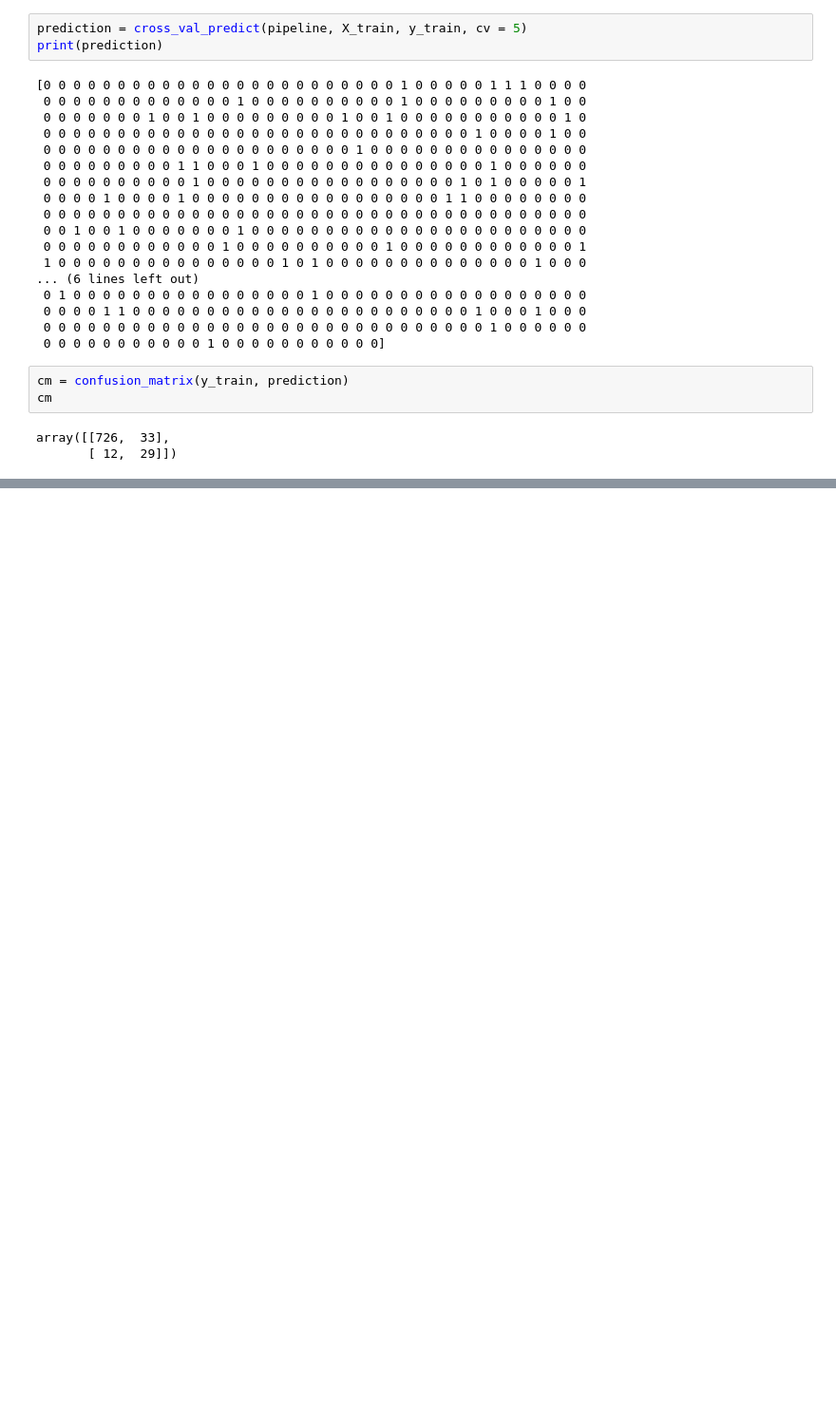
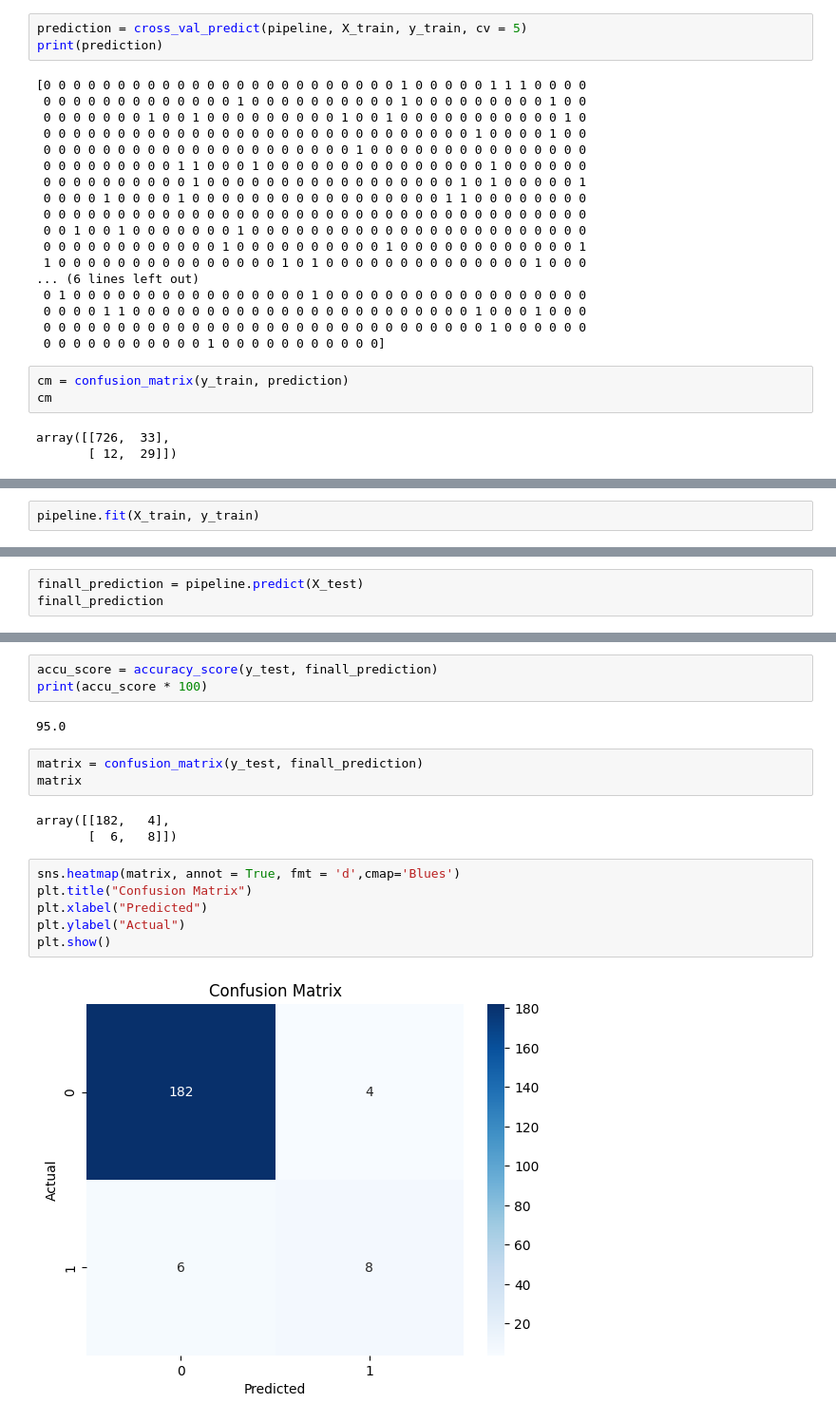
Before and after one commit to 87690ut/Python_Finall_Projects, a Jupyter notebook: ML_Journey/ML_Day_12_Real_Bank_Random_Forest_Analysis.ipynb, the cells around one changed output, grey strips where cells are left out. Shown at 95% size. Cells and saved outputs as stored; diff of their text form; blank space fills up the shorter version.

Commit message:
finding score and prediction of real data.

```diff
--- a/ML_Journey/ML_Day_12_Real_Bank_Random_Forest_Analysis.ipynb
+++ b/ML_Journey/ML_Day_12_Real_Bank_Random_Forest_Analysis.ipynb
@@ -136,0 +139,2 @@ array([[726,  33],
+# %%
+pipeline.fit(X_train, y_train)
@@ -136,0 +144,3 @@ array([[726,  33],
+# %%
+finall_prediction = pipeline.predict(X_test)
+finall_prediction
@@ -136,0 +158,19 @@ array([[726,  33],
+# %%
+accu_score = accuracy_score(y_test, finall_prediction)
+print(accu_score * 100)
+# %% [output]
+95.0
+# %%
+matrix = confusion_matrix(y_test, finall_prediction)
+matrix
+# %% [output]
+array([[182,   4],
+       [  6,   8]])
+# %%
+sns.heatmap(matrix, annot = True, fmt = 'd',cmap='Blues')
+plt.title("Confusion Matrix")
+plt.xlabel("Predicted")
+plt.ylabel("Actual")
+plt.show()
+# %% [output]
+[figure, added]
```
Also changed, not shown: parts of 3 cells of this notebook.
